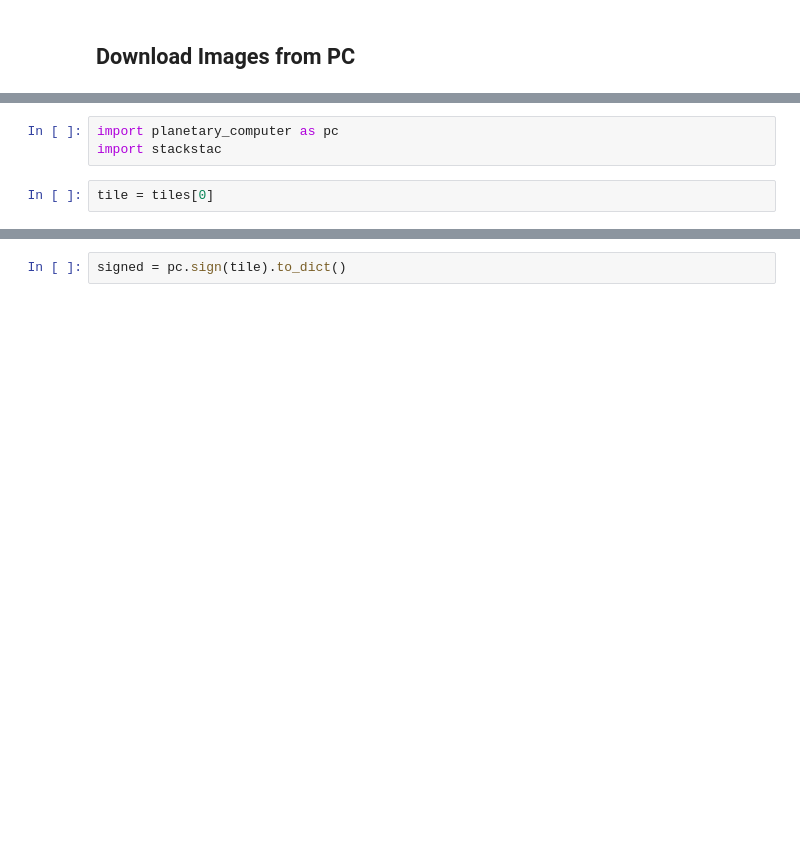
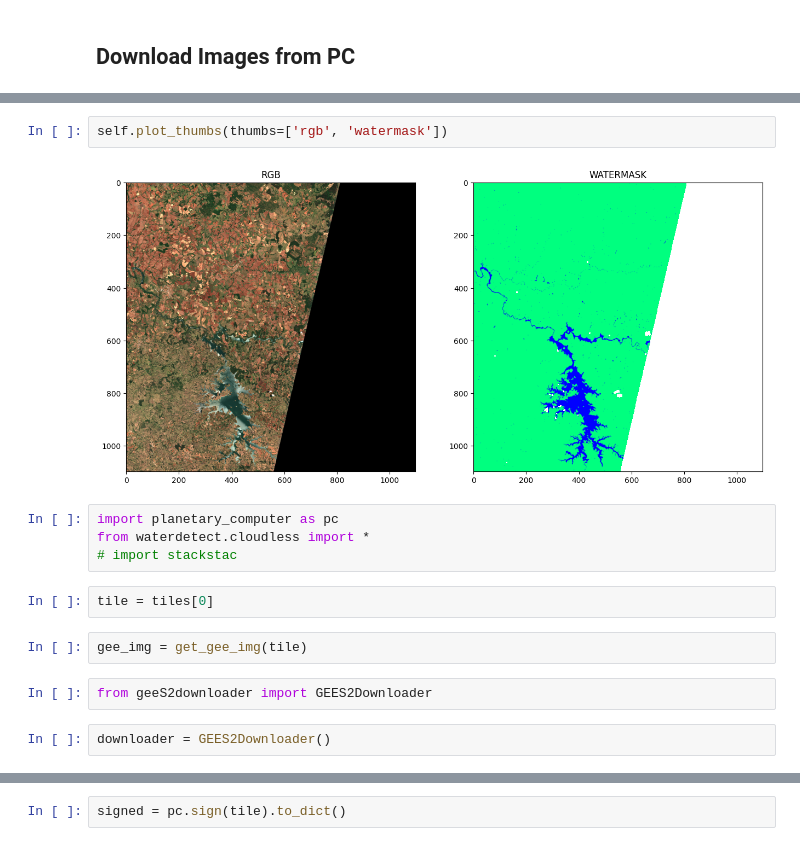
Before and after one commit to cordmaur/pc_waterdetect, a Jupyter notebook: 00_Tests.ipynb, the cells around one changed output, grey strips where cells are left out. Saved outputs shown, nothing was run; the diff lists cells and outputs as text; blank space fills up the shorter version.

```diff
--- a/00_Tests.ipynb
+++ b/00_Tests.ipynb
@@ -66,5 +157,16 @@ tiles
+# %%
+self.plot_thumbs(thumbs=['rgb', 'watermask'])
+# %% [output]
+[figure, added]
 # %%
 import planetary_computer as pc
-import stackstac
+from waterdetect.cloudless import *
+# import stackstac
 # %%
 tile = tiles[0]
+# %%
+gee_img = get_gee_img(tile)
+# %%
+from geeS2downloader import GEES2Downloader
+# %%
+downloader = GEES2Downloader()
```
Also changed, not shown: parts of 24 cells of this notebook, 3 other files.
